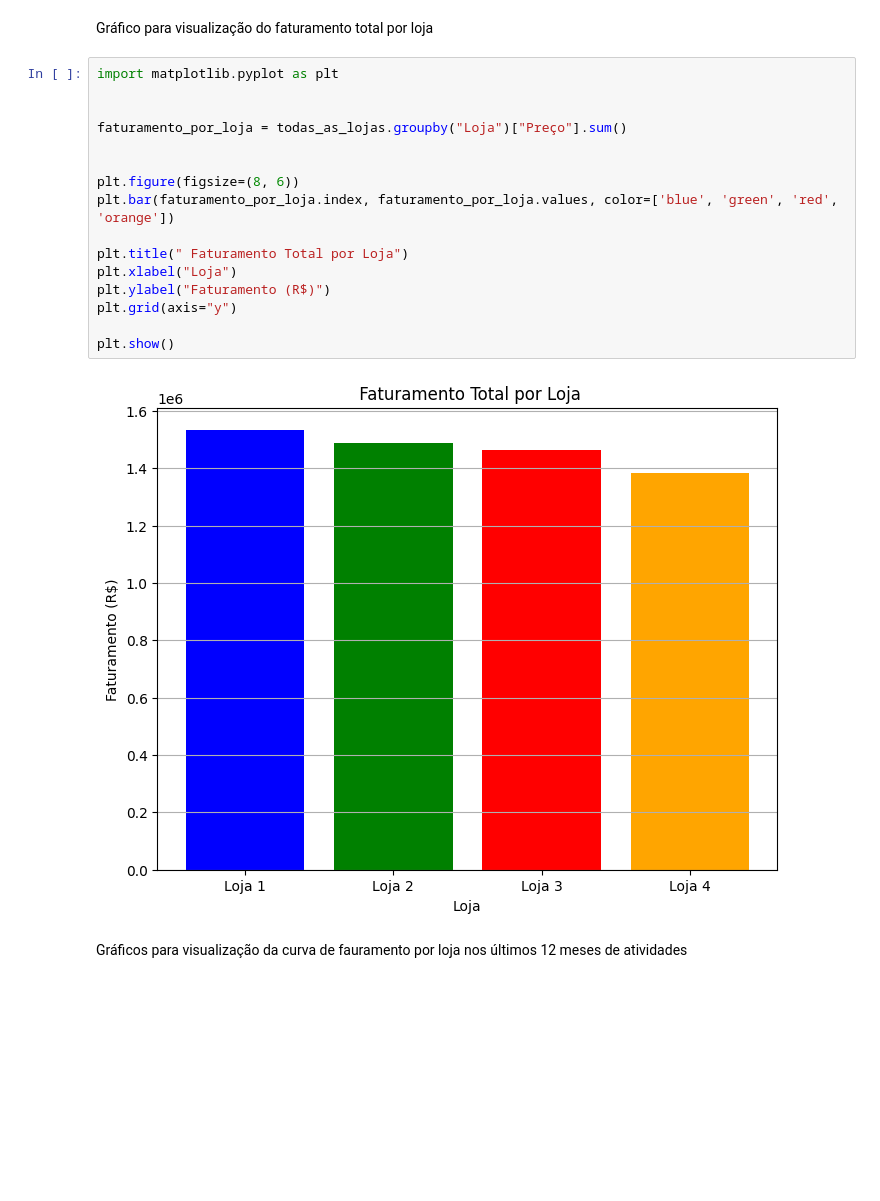
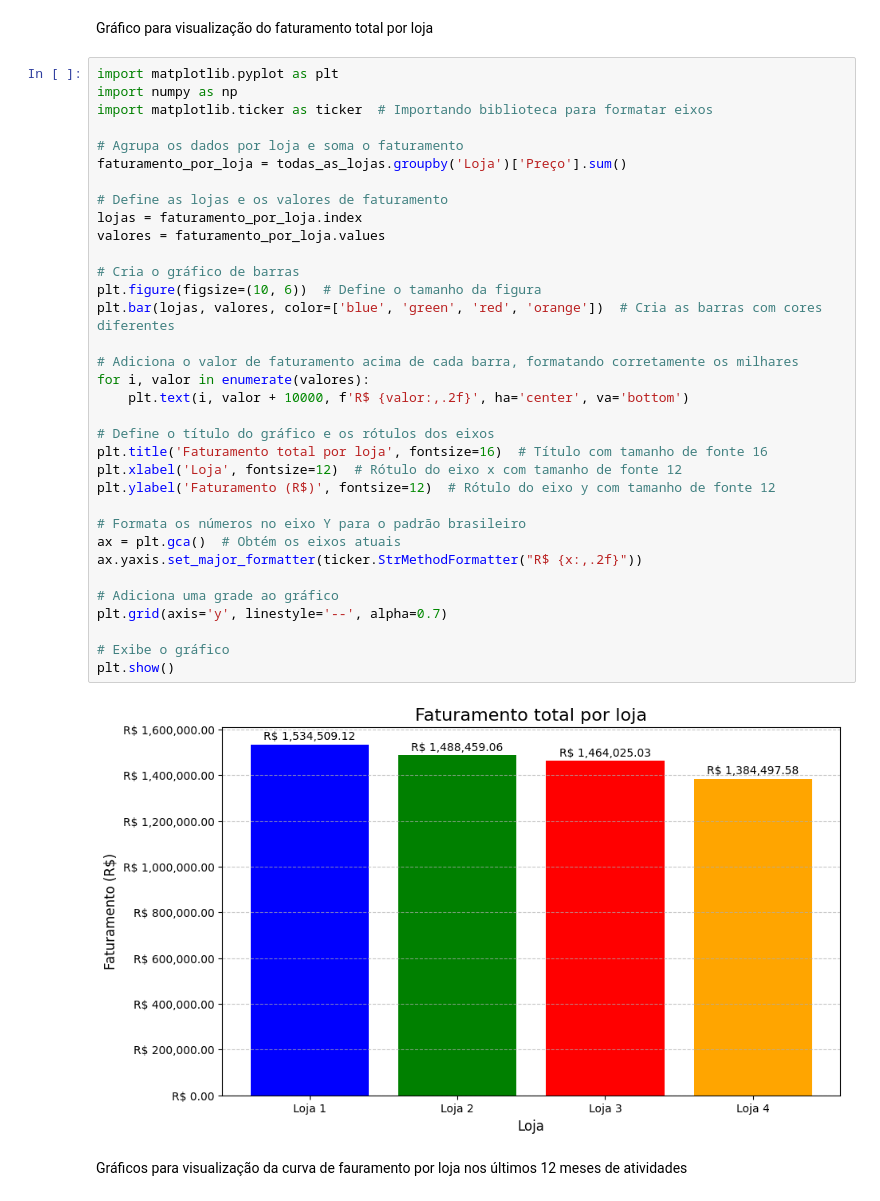
Before and after one commit to RogerOliveiraRS/-Alura-Store---Data-Analysis, a Jupyter notebook: AluraStoreBr_Roger.ipynb, the cells around one changed output. Saved outputs shown, nothing was run; the diff lists cells and outputs as text; blank space fills up the shorter version.

```diff
--- a/AluraStoreBr_Roger.ipynb
+++ b/AluraStoreBr_Roger.ipynb
@@ -173,24 +175,42 @@ print(f" A loja que menos fatura é {loja_menor_faturamento}, com um faturamento
  A loja que menos fatura é Loja 4, com um faturamento de R$ 1.384.497,58
 # %% [markdown]
 Gráfico para visualização do faturamento total por loja
-# %%
-import matplotlib.pyplot as plt
-
-
-faturamento_por_loja = todas_as_lojas.groupby("Loja")["Preço"].sum()
-
-
-plt.figure(figsize=(8, 6))
-plt.bar(faturamento_por_loja.index, faturamento_por_loja.values, color=['blue', 'green', 'red', 'orange'])
-
-plt.title(" Faturamento Total por Loja")
-plt.xlabel("Loja")
-plt.ylabel("Faturamento (R$)")
-plt.grid(axis="y")
-
-plt.show()
-# %% [output]
-[figure, removed]
+# %%
+import matplotlib.pyplot as plt
+import numpy as np
+import matplotlib.ticker as ticker  # Importando biblioteca para formatar eixos
+
+# Agrupa os dados por loja e soma o faturamento
+faturamento_por_loja = todas_as_lojas.groupby('Loja')['Preço'].sum()
+
+# Define as lojas e os valores de faturamento
+lojas = faturamento_por_loja.index
+valores = faturamento_por_loja.values
+
+# Cria o gráfico de barras
+plt.figure(figsize=(10, 6))  # Define o tamanho da figura
+plt.bar(lojas, valores, color=['blue', 'green', 'red', 'orange'])  # Cria as barras com cores diferentes
+
+# Adiciona o valor de faturamento acima de cada barra, formatando corretamente os milhares
+for i, valor in enumerate(valores):
+    plt.text(i, valor + 10000, f'R$ {valor:,.2f}', ha='center', va='bottom')
+
+# Define o título do gráfico e os rótulos dos eixos
+plt.title('Faturamento total por loja', fontsize=16)  # Título com tamanho de fonte 16
+plt.xlabel('Loja', fontsize=12)  # Rótulo do eixo x com tamanho de fonte 12
+plt.ylabel('Faturamento (R$)', fontsize=12)  # Rótulo do eixo y com tamanho de fonte 12
+
+# Formata os números no eixo Y para o padrão brasileiro
+ax = plt.gca()  # Obtém os eixos atuais
+ax.yaxis.set_major_formatter(ticker.StrMethodFormatter("R$ {x:,.2f}"))
+
+# Adiciona uma grade ao gráfico
+plt.grid(axis='y', linestyle='--', alpha=0.7)
+
+# Exibe o gráfico
+plt.show()
+# %% [output]
+[figure, added]
 # %% [markdown]
 Gráficos para visualização da curva de fauramento
 por loja nos últimos 12 meses de atividades
```
Also changed, not shown: parts of 2 cells of this notebook.
